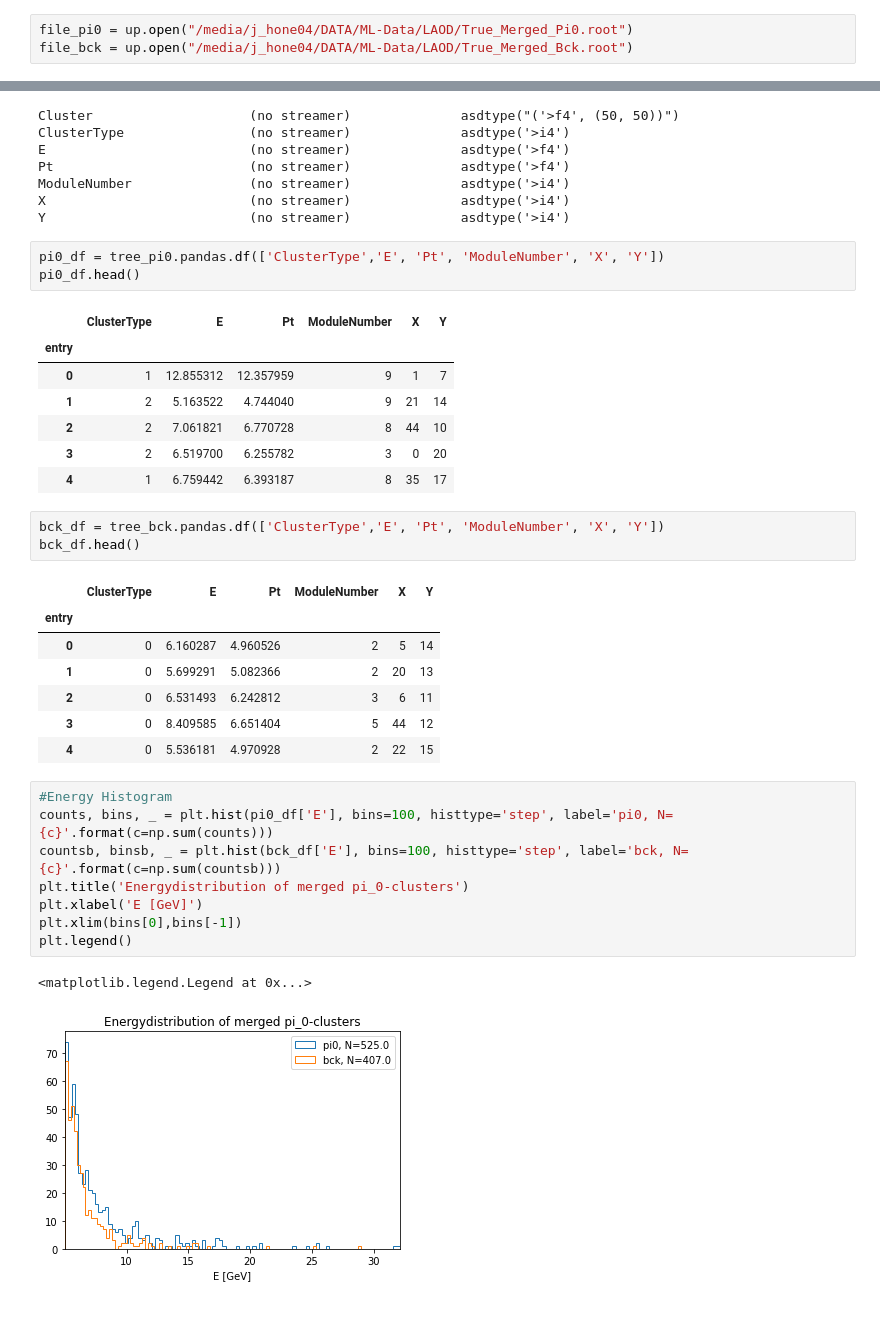
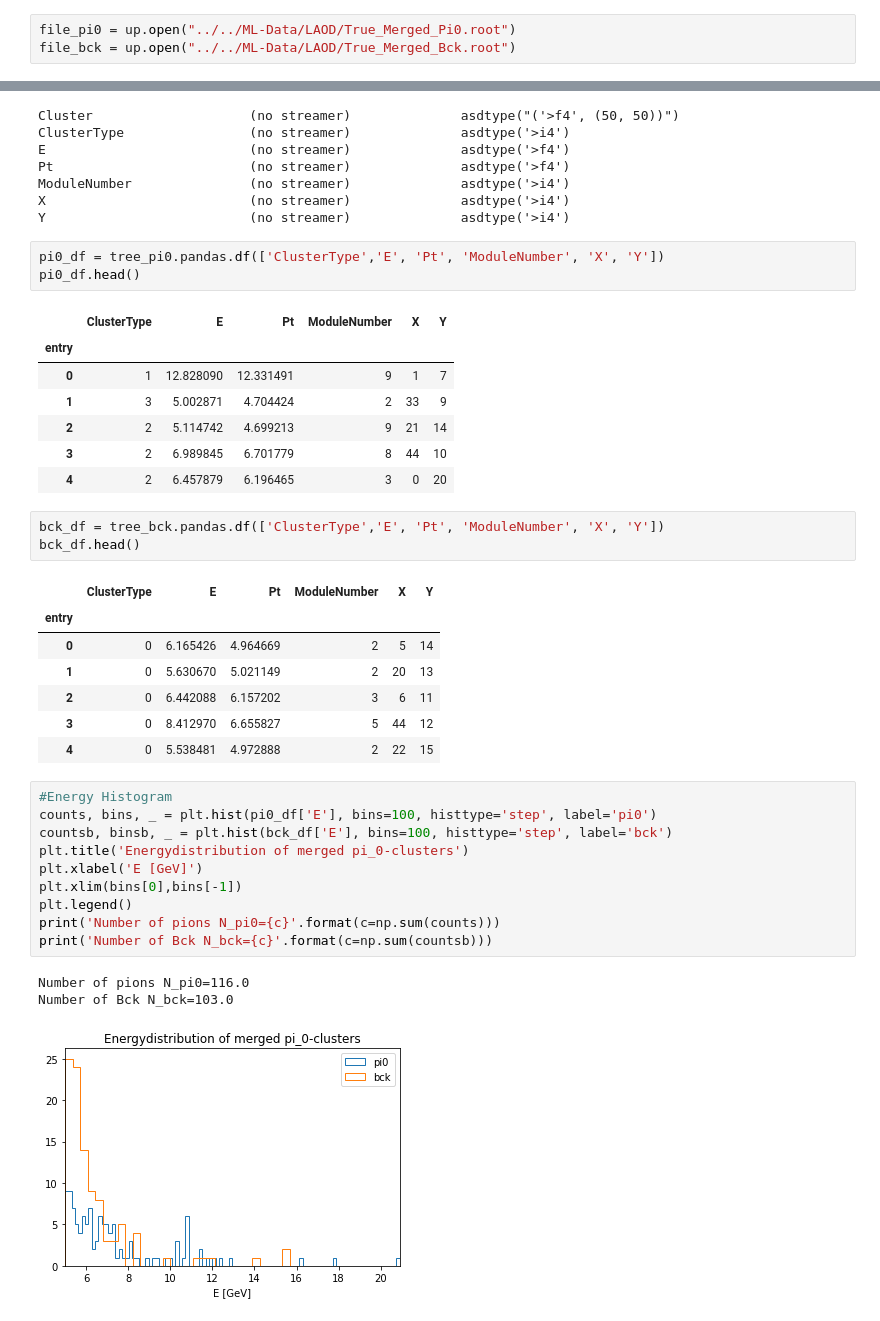
Before and after one commit to jhonerma/ML-Notebooks, a Jupyter notebook: DataQA/Data_QA.ipynb, the cells around one changed output, grey strips where cells are left out. Drawn from its saved outputs; the diff is of its cells as text.

```diff
--- a/DataQA/Data_QA.ipynb
+++ b/DataQA/Data_QA.ipynb
@@ -22,6 +9,6 @@ The animation.avconv_args rcparam was deprecated in Matplotlib 3.3 and will be r
 # %%
-file_pi0 = up.open("/media/j_hone04/DATA/ML-Data/LAOD/True_Merged_Pi0.root")
-file_bck = up.open("/media/j_hone04/DATA/ML-Data/LAOD/True_Merged_Bck.root")
+file_pi0 = up.open("../../ML-Data/LAOD/True_Merged_Pi0.root")
+file_bck = up.open("../../ML-Data/LAOD/True_Merged_Bck.root")
 # %%
 file_pi0.keys()
 # %% [output]
@@ -52,33 +39,36 @@ pi0_df.head()
 # %% [output]
 |  | ClusterType | E | Pt | ModuleNumber | X | Y |
 | entry |  |  |  |  |  |  |
-| 0 | 1 | 12.855312 | 12.357959 | 9 | 1 | 7 |
-| 1 | 2 | 5.163522 | 4.744040 | 9 | 21 | 14 |
-| 2 | 2 | 7.061821 | 6.770728 | 8 | 44 | 10 |
-| 3 | 2 | 6.519700 | 6.255782 | 3 | 0 | 20 |
-| 4 | 1 | 6.759442 | 6.393187 | 8 | 35 | 17 |
+| 0 | 1 | 12.828090 | 12.331491 | 9 | 1 | 7 |
+| 1 | 3 | 5.002871 | 4.704424 | 2 | 33 | 9 |
+| 2 | 2 | 5.114742 | 4.699213 | 9 | 21 | 14 |
+| 3 | 2 | 6.989845 | 6.701779 | 8 | 44 | 10 |
+| 4 | 2 | 6.457879 | 6.196465 | 3 | 0 | 20 |
 # %%
 bck_df = tree_bck.pandas.df(['ClusterType','E', 'Pt', 'ModuleNumber', 'X', 'Y'])
 bck_df.head()
 # %% [output]
 |  | ClusterType | E | Pt | ModuleNumber | X | Y |
 | entry |  |  |  |  |  |  |
-| 0 | 0 | 6.160287 | 4.960526 | 2 | 5 | 14 |
-| 1 | 0 | 5.699291 | 5.082366 | 2 | 20 | 13 |
-| 2 | 0 | 6.531493 | 6.242812 | 3 | 6 | 11 |
-| 3 | 0 | 8.409585 | 6.651404 | 5 | 44 | 12 |
-| 4 | 0 | 5.536181 | 4.970928 | 2 | 22 | 15 |
+| 0 | 0 | 6.165426 | 4.964669 | 2 | 5 | 14 |
+| 1 | 0 | 5.630670 | 5.021149 | 2 | 20 | 13 |
+| 2 | 0 | 6.442088 | 6.157202 | 3 | 6 | 11 |
+| 3 | 0 | 8.412970 | 6.655827 | 5 | 44 | 12 |
+| 4 | 0 | 5.538481 | 4.972888 | 2 | 22 | 15 |
 # %%
 #Energy Histogram
-counts, bins, _ = plt.hist(pi0_df['E'], bins=100, histtype='step', label='pi0, N={c}'.format(c=np.sum(counts)))
-countsb, binsb, _ = plt.hist(bck_df['E'], bins=100, histtype='step', label='bck, N={c}'.format(c=np.sum(countsb)))
+counts, bins, _ = plt.hist(pi0_df['E'], bins=100, histtype='step', label='pi0')
+countsb, binsb, _ = plt.hist(bck_df['E'], bins=100, histtype='step', label='bck')
 plt.title('Energydistribution of merged pi_0-clusters')
 plt.xlabel('E [GeV]')
 plt.xlim(bins[0],bins[-1])
 plt.legend()
+print('Number of pions N_pi0={c}'.format(c=np.sum(counts)))
+print('Number of Bck N_bck={c}'.format(c=np.sum(countsb)))
 # %% [output]
-<matplotlib.legend.Legend at 0x...>
+Number of pions N_pi0=116.0
+Number of Bck N_bck=103.0
-[figure, old version]
+[figure, new version]
 # %%
 #Pt Histogram
 counts, bins, _ = plt.hist(pi0_df['Pt'], bins=100, histtype='step', label='pi0')
```
Also changed, not shown: parts of 7 cells of this notebook, 2 other files.
